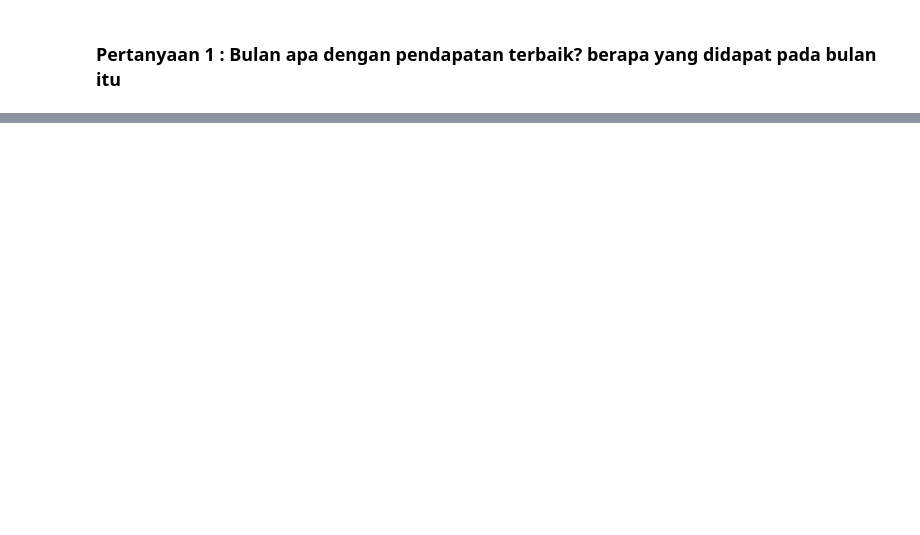
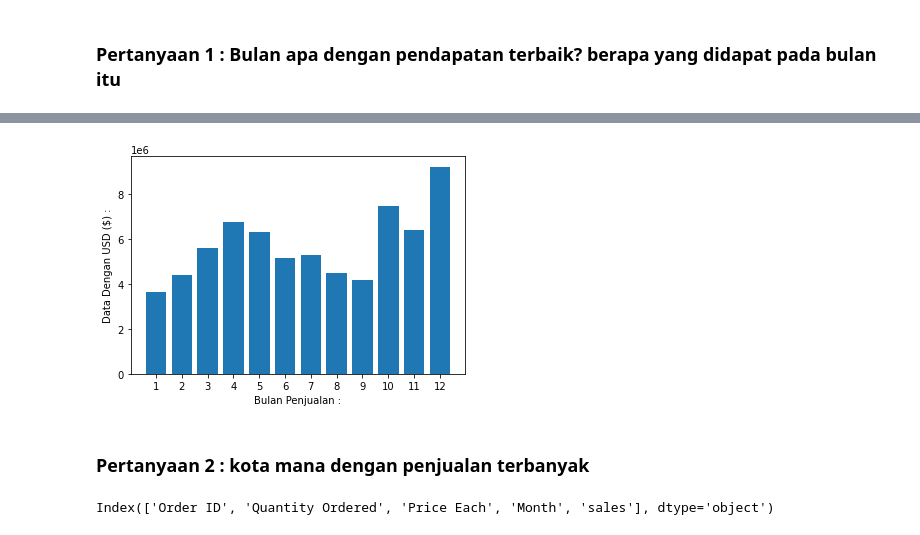
Before and after one commit to yazidsupriadi/belajar-python, a Jupyter notebook: panda2.ipynb, the cells around one changed output, grey strips where cells are left out. Saved outputs shown, nothing was run; the diff lists cells and outputs as text; code cells hidden in the pictures; blank space fills up the shorter version.

```diff
--- a/panda2.ipynb
+++ b/panda2.ipynb
@@ -132,0 +149,6 @@ Exception: Jupyter command `jupyter-trust` not found.
+# %%
+data = pd.read_csv('./data_laporan_tahunan.csv')
+data.head()
+
+data_per_bulan = data.groupby('Month').sum()
+print(data_per_bulan['sales'])
@@ -132,0 +172,16 @@ Exception: Jupyter command `jupyter-trust` not found.
+# %%
+bulan = range(1,13)
+plt.bar(bulan,data_per_bulan['sales'])
+plt.xticks(bulan)
+plt.ylabel('Data Dengan USD ($) :')
+plt.xlabel('Bulan Penjualan :')
+plt.show()
+# %% [output]
+[figure, added]
+# %% [markdown]
+### Pertanyaan 2 : kota mana dengan penjualan terbanyak
+# %%
+data_per_kota = data.groupby(['City']).sum()
+data_per_kota.columns
+# %% [output]
+Index(['Order ID', 'Quantity Ordered', 'Price Each', 'Month', 'sales'], dtype='object')
```
Also changed, not shown: parts of 17 cells of this notebook, 2 other files.
